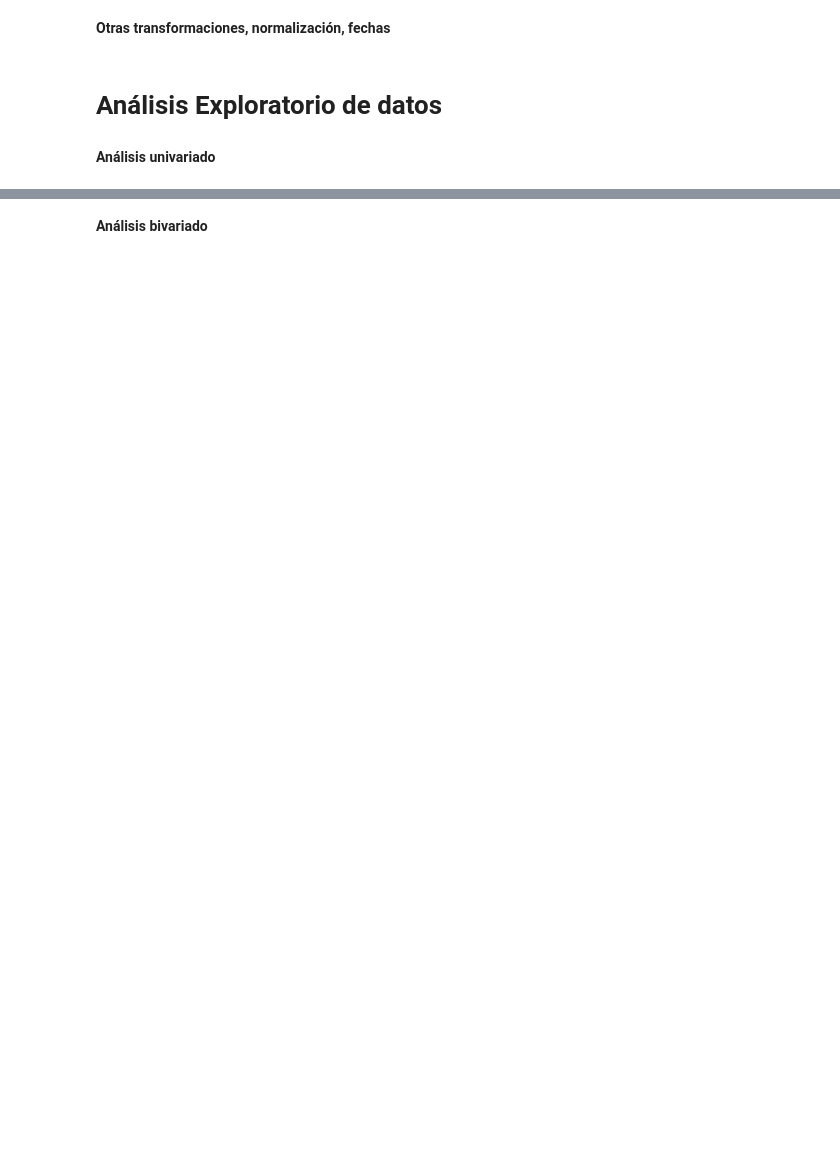
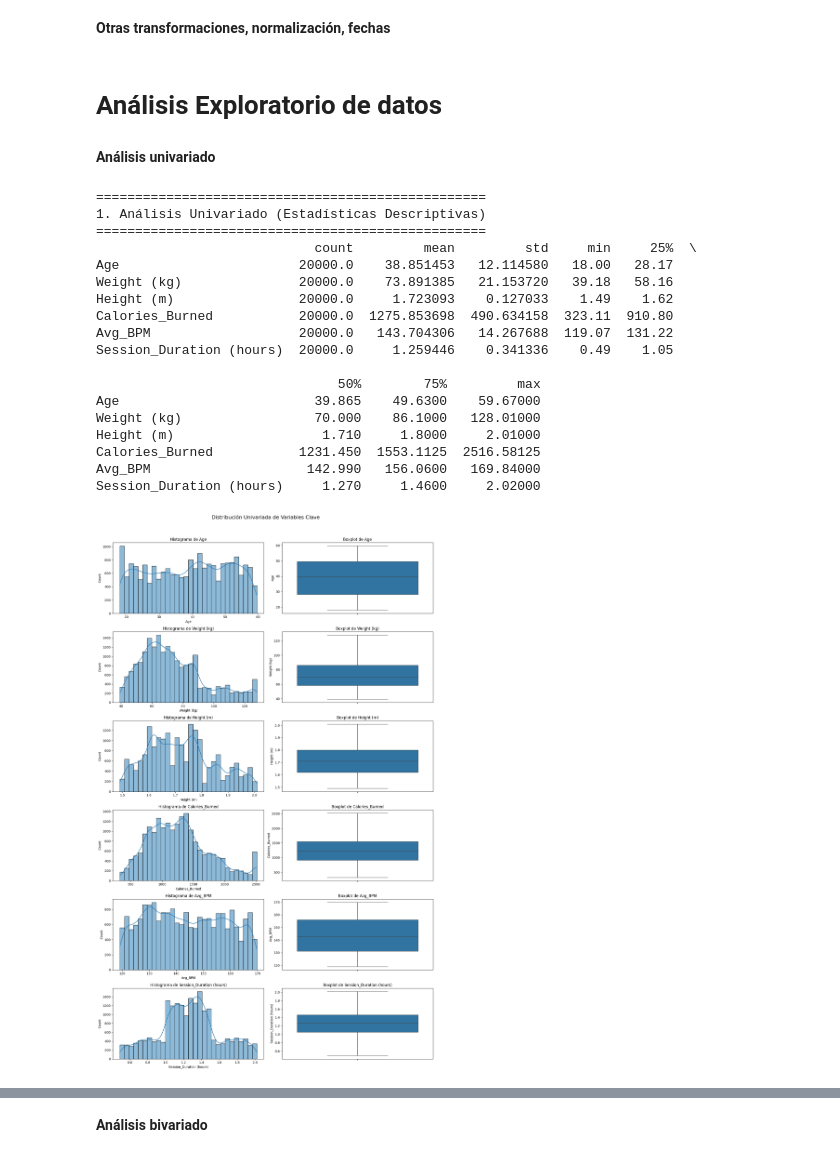
Before and after one commit to manueh56/Pre-entrega-CoderHouse, a Jupyter notebook: ProyectoDSParteI_Lahitte.ipynb, the cells around one changed output, grey strips where cells are left out. Saved outputs shown, nothing was run; the diff lists cells and outputs as text; code cells hidden in the pictures; blank space fills up the shorter version.

```diff
--- a/ProyectoDSParteI_Lahitte.ipynb
+++ b/ProyectoDSParteI_Lahitte.ipynb
@@ -44,3 +44,10 @@ display(df.head())
 # **Data Wrangling - Limpieza y transformación de datos**
 # %% [markdown]
 **Valores duplicados**
+# %%
+cols_to_clean = ['Fat_Percentage', 'BMI_calc', 'pct_carbs', 'protein_per_kg', 'cal_balance', 'lean_mass_kg', 'expected_burn']
+for col in cols_to_clean:
+    if col in df.columns:
+        df[col] = df[col].astype(str).str.replace('.', '', regex=False)
+        df[col] = df[col].str.replace(',', '.', regex=False)
+        df[col] = pd.to_numeric(df[col], errors='coerce')
@@ -48,0 +99,15 @@ display(df.head())
+# %%
+numeric_cols = df_cleaned.select_dtypes(include=np.number).columns
+for col in numeric_cols:
+    if df_cleaned[col].isnull().sum() > 0 and col not in cols_to_drop:
+        median_value = df_cleaned[col].median()
+        df_cleaned[col].fillna(median_value, inplace=True)
+
+categorical_cols = df_cleaned.select_dtypes(include='object').columns
+for col in categorical_cols:
+    if df_cleaned[col].isnull().sum() > 0:
+        mode_value = df_cleaned[col].mode()[0]
+        df_cleaned[col].fillna(mode_value, inplace=True)
+
+print("\nEstado de nulos después de la imputación:")
+print(df_cleaned.isnull().sum().sum())
@@ -54,3 +178,43 @@ display(df.head())
 # **Análisis Exploratorio de datos**
 # %% [markdown]
 **Análisis univariado**
+# %%
+num_vars = ['Age', 'Weight (kg)', 'Height (m)', 'Calories_Burned', 'Avg_BPM', 'Session_Duration (hours)']
+
+print("="*50)
+print("1. Análisis Univariado (Estadísticas Descriptivas)")
+print("="*50)
+print(df_cleaned[num_vars].describe().T)
+
+fig, axes = plt.subplots(len(num_vars), 2, figsize=(15, 4 * len(num_vars)))
+fig.suptitle('Distribución Univariada de Variables Clave', fontsize=16, y=1.02)
+
+for i, col in enumerate(num_vars):
+    sns.histplot(df_cleaned[col], kde=True, ax=axes[i, 0], bins=30)
+    axes[i, 0].set_title(f'Histograma de {col}')
+
+    sns.boxplot(y=df_cleaned[col], ax=axes[i, 1])
+    axes[i, 1].set_title(f'Boxplot de {col}')
+
+plt.tight_layout()
+plt.show()
+# %% [output]
+==================================================
+1. Análisis Univariado (Estadísticas Descriptivas)
+==================================================
+                            count         mean         std     min     25%  \
+Age                       20000.0    38.851453   12.114580   18.00   28.17
+Weight (kg)               20000.0    73.891385   21.153720   39.18   58.16
+Height (m)                20000.0     1.723093    0.127033    1.49    1.62
+Calories_Burned           20000.0  1275.853698  490.634158  323.11  910.80
+Avg_BPM                   20000.0   143.704306   14.267688  119.07  131.22
+Session_Duration (hours)  20000.0     1.259446    0.341336    0.49    1.05
+
+                               50%        75%         max
+Age                         39.865    49.6300    59.67000
+Weight (kg)                 70.000    86.1000   128.01000
+Height (m)                   1.710     1.8000     2.01000
+Calories_Burned           1231.450  1553.1125  2516.58125
+Avg_BPM                    142.990   156.0600   169.84000
+Session_Duration (hours)     1.270     1.4600     2.02000
+[figure, added]
```
Also changed, not shown: parts of 18 cells of this notebook.
